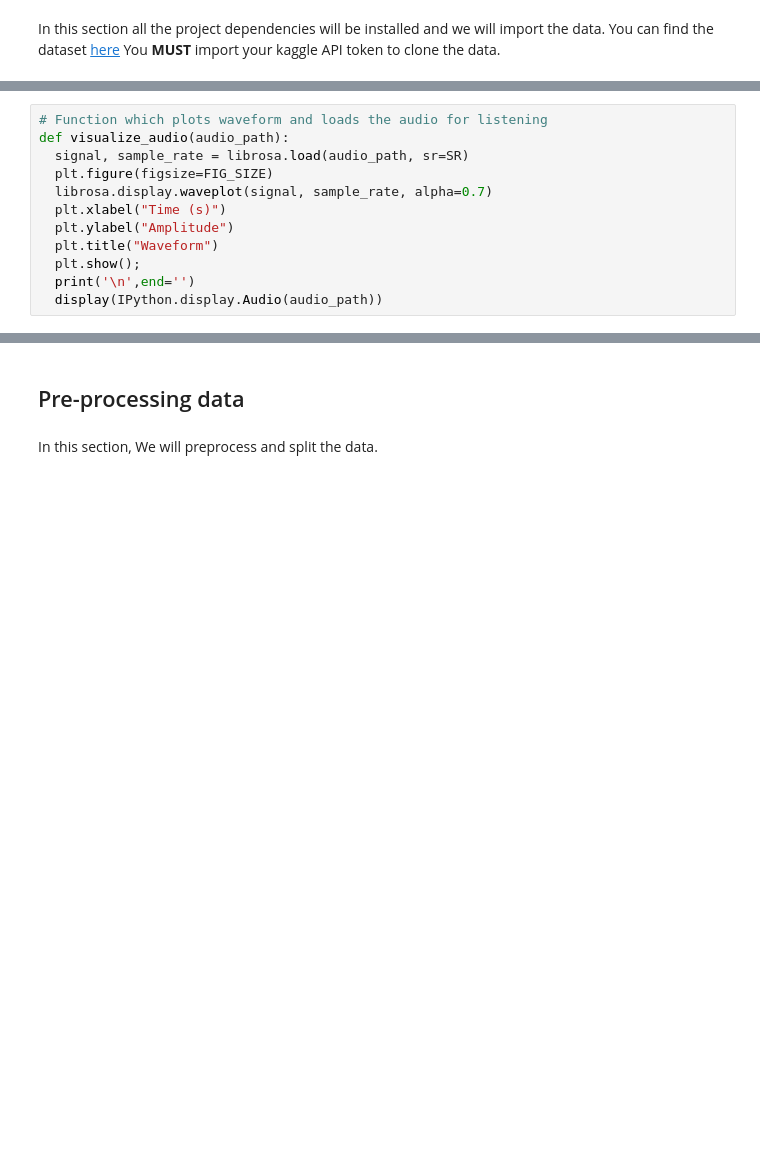
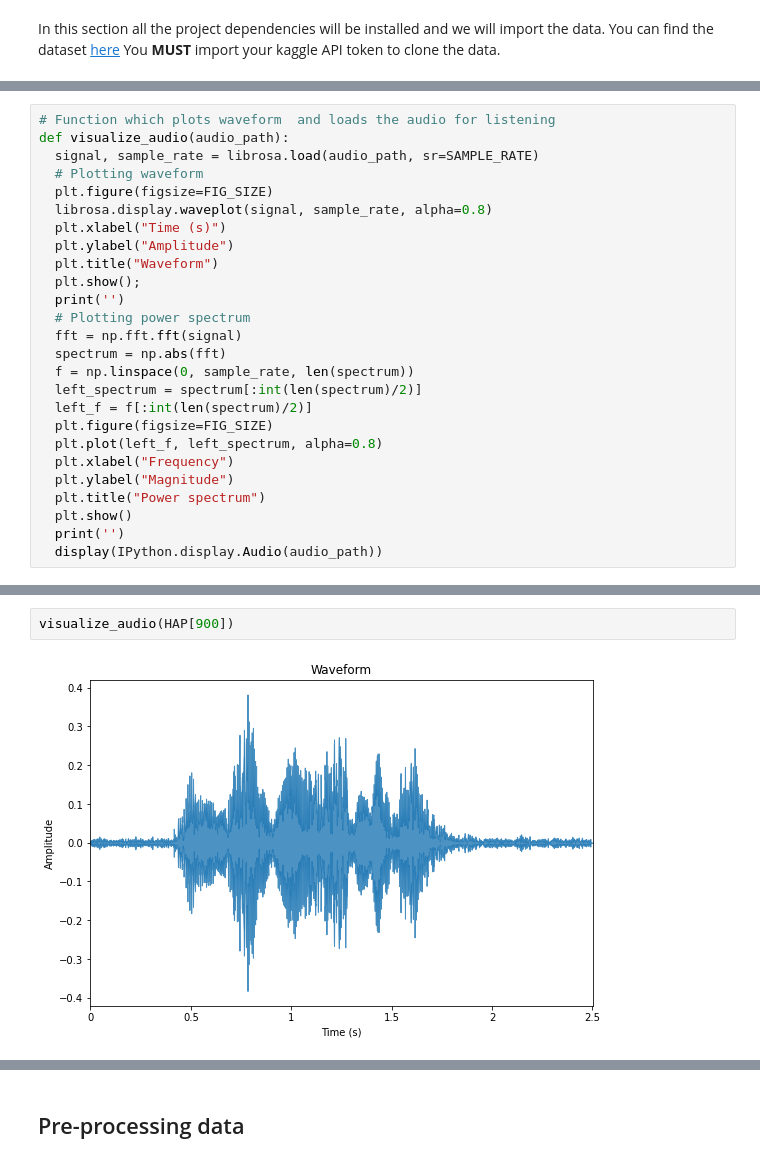
Before and after one commit to AmrMomtaz/Speech-Emotion-Recognition, a Jupyter notebook: Speech_Emotion_Recognition.ipynb, the cells around one changed output, grey strips where cells are left out. Cells and saved outputs as stored; diff of their text form; blank space fills up the shorter version.

```diff
--- a/Speech_Emotion_Recognition.ipynb
+++ b/Speech_Emotion_Recognition.ipynb
@@ -60,12 +112,26 @@ plt.title('Sentiments frequency');
 # %%
-# Function which plots waveform and loads the audio for listening
+# Function which plots waveform  and loads the audio for listening
 def visualize_audio(audio_path):
-  signal, sample_rate = librosa.load(audio_path, sr=SR)
+  signal, sample_rate = librosa.load(audio_path, sr=SAMPLE_RATE)
+  # Plotting waveform
   plt.figure(figsize=FIG_SIZE)
-  librosa.display.waveplot(signal, sample_rate, alpha=0.7)
+  librosa.display.waveplot(signal, sample_rate, alpha=0.8)
   plt.xlabel("Time (s)")
   plt.ylabel("Amplitude")
   plt.title("Waveform")
   plt.show();
-  print('\n',end='')
+  print('')
+  # Plotting power spectrum
+  fft = np.fft.fft(signal)
+  spectrum = np.abs(fft)
+  f = np.linspace(0, sample_rate, len(spectrum))
+  left_spectrum = spectrum[:int(len(spectrum)/2)]
+  left_f = f[:int(len(spectrum)/2)]
+  plt.figure(figsize=FIG_SIZE)
+  plt.plot(left_f, left_spectrum, alpha=0.8)
+  plt.xlabel("Frequency")
+  plt.ylabel("Magnitude")
+  plt.title("Power spectrum")
+  plt.show()
+  print('')
   display(IPython.display.Audio(audio_path))
@@ -76,0 +138,4 @@ visualize_audio(angry_audio_path[640])
+# %%
+visualize_audio(HAP[900])
+# %% [output]
+[figure, added]
@@ -77,4 +144,2 @@ visualize_audio(angry_audio_path[640])
 # %% [markdown]
 ## Pre-processing data
-# %% [markdown]
-In this section, We will preprocess and split the data.
```
Also changed, not shown: parts of 13 cells of this notebook.
